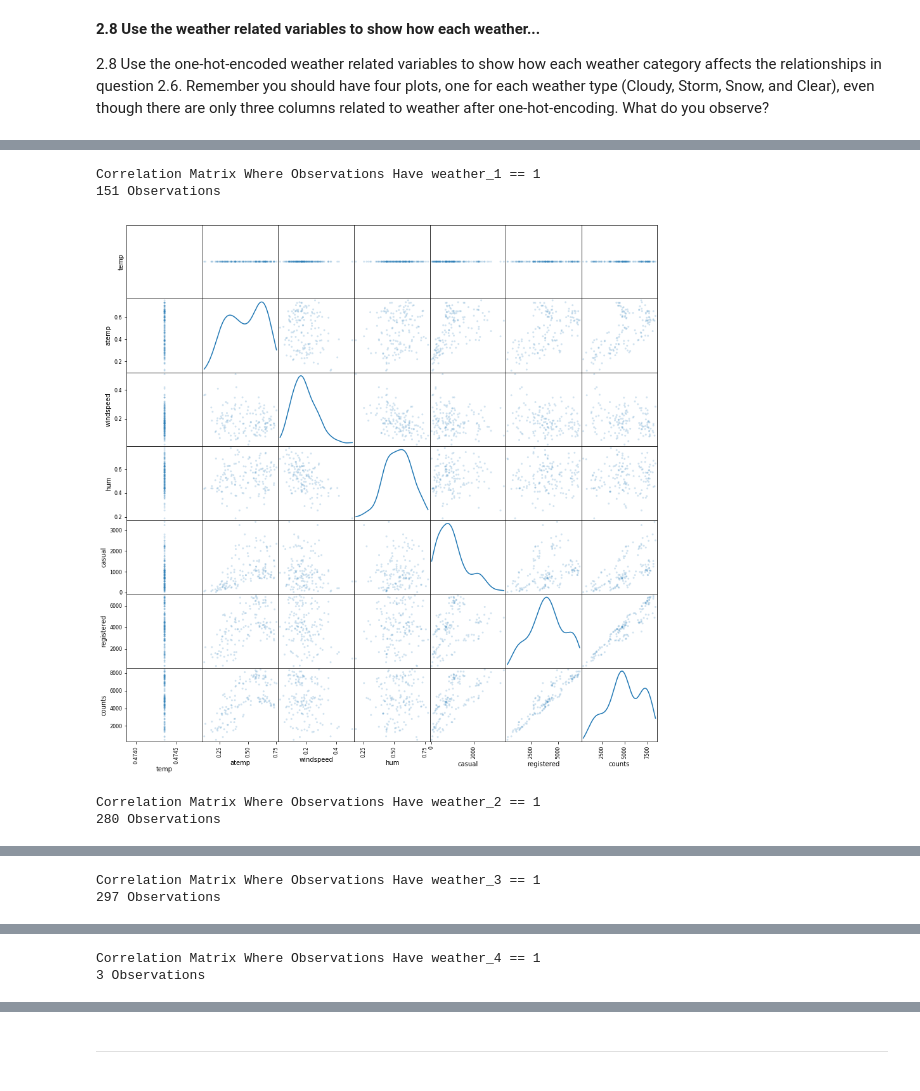
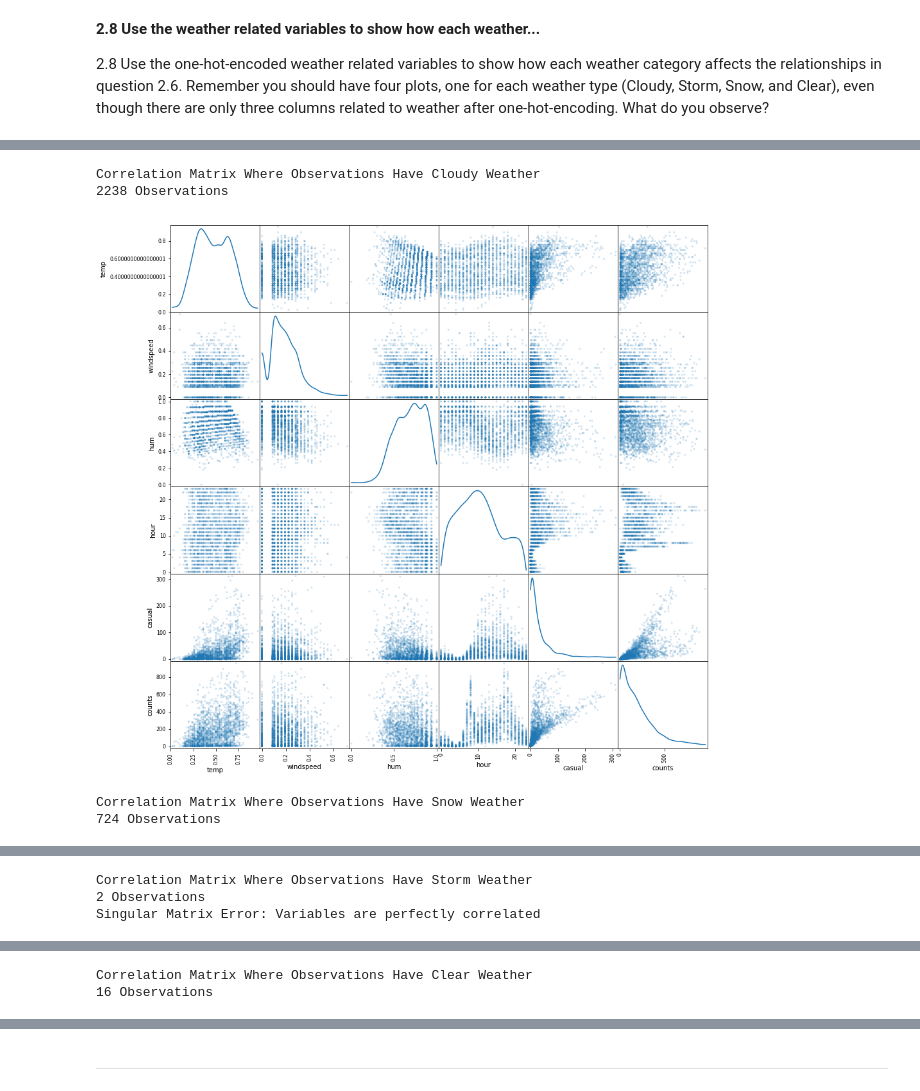
Before and after one commit to ericenglin/Data-Science-Assignments, a Jupyter notebook: hw3/cs109a_hw3.ipynb, the cells around one changed output, grey strips where cells are left out. Cells and saved outputs as stored; diff of their text form; code cells hidden in the pictures.

```diff
--- a/hw3/cs109a_hw3.ipynb
+++ b/hw3/cs109a_hw3.ipynb
@@ -480,0 +476,16 @@ plt.show()
+# %%
+bike_hour=BSS_train.groupby(
+    [BSS_train["hour"]], as_index=False).agg(
+    {
+        'casual':sum,
+        'registered':sum,
+        'counts':sum,
+        'holiday':'first', 'year':'first', 'workingday':'first', 'temp':'mean', 'atemp':'first',
+        'hum':'mean','windspeed':'mean', 'spring':'first', 'summer':'first',
+       'fall':'first', 'Feb':'first', 'Mar':'first', 'Apr':'first', 'May':'first', 'Jun':'first',
+        'Jul':'first', 'Aug':'first', 'Sept':'first', 'Oct':'first',
+       'Nov':'first', 'Dec':'first', 'Mon':'first', 'Tue':'first', 'Wed':'first',
+        'Thu':'first', 'Fri':'first', 'Sat':'first', 'Cloudy':'first',
+       'Snow':'first', 'Storm':'first'
+    }
+)
@@ -495,3 +507,3 @@ bikes_df.head()
 # %%
-cor_columns = ['temp','atemp', 'windspeed', 'hum',
-       'casual', 'registered', 'counts']
+cor_columns = ['temp','windspeed', 'hum','hour',
+       'casual', 'counts']
@@ -498,24 +530,42 @@ cor_columns = ['temp','atemp', 'windspeed', 'hum',
 # %%
 import warnings
+import time
 warnings.filterwarnings('ignore')
 
-for x in range(1,5):
-    y = "weather_"+str(x)
-    bike_temp = bikes_df[bikes_df[y]==1]
-    bike_temp_cor=bike_temp[cor_columns]
+for x in ['Cloudy','Snow', 'Storm']:
+    try:
+        bike_temp = BSS_train[BSS_train[x]==1]
+        bike_temp_cor=bike_temp[cor_columns]
+    #    ax[x-1].plot(bike_hour["hour"]).np.where(bikes_df['season']==1)
+    #    ax[x-1].title.set_text('Test Data')
+        print("Correlation Matrix Where Observations Have " + x + " Weather")
+        print(str(len(bike_temp))+" Observations")
+
+        pd.plotting.scatter_matrix(bike_temp_cor, alpha=0.2,
+                               figsize=(15, 15), diagonal='kde')
+        plt.show()
+
+    except:
+        print("Singular Matrix Error: Variables are perfectly correlated")
+        plt.show()
+
+
+time.sleep(15)
+bike_temp = bike_hour[(BSS_train['Cloudy']+BSS_train['Storm']+BSS_train['Snow'])==0]
+bike_temp_cor=bike_temp[cor_columns]
 #    ax[x-1].plot(bike_hour["hour"]).np.where(bikes_df['season']==1)
 #    ax[x-1].title.set_text('Test Data')
-    print("Correlation Matrix Where Observations Have " + y + " == 1")
-    print(str(len(bike_temp))+" Observations")
+print("Correlation Matrix Where Observations Have Clear Weather")
+print(str(len(bike_temp))+" Observations")
 
-    pd.plotting.scatter_matrix(bike_temp_cor, alpha=0.2,
-                           figsize=(15, 15), diagonal='kde')
+pd.plotting.scatter_matrix(bike_temp_cor, alpha=0.2,
+                       figsize=(15, 15), diagonal='kde')
 
 
-    plt.show()
+plt.show()
 # %% [output]
-Correlation Matrix Where Observations Have weather_1 == 1
-151 Observations
+Correlation Matrix Where Observations Have Cloudy Weather
+2238 Observations
-[figure, old version]
+[figure, new version]
-Correlation Matrix Where Observations Have weather_2 == 1
-280 Observations
+Correlation Matrix Where Observations Have Snow Weather
+724 Observations
@@ -523,2 +573,3 @@ Correlation Matrix Where Observations Have weather_2 == 1
-Correlation Matrix Where Observations Have weather_3 == 1
-297 Observations
+Correlation Matrix Where Observations Have Storm Weather
+2 Observations
+Singular Matrix Error: Variables are perfectly correlated
@@ -526,2 +577,2 @@ Correlation Matrix Where Observations Have weather_3 == 1
-Correlation Matrix Where Observations Have weather_4 == 1
-3 Observations
+Correlation Matrix Where Observations Have Clear Weather
+16 Observations
```
Also changed, not shown: parts of 41 cells of this notebook.
